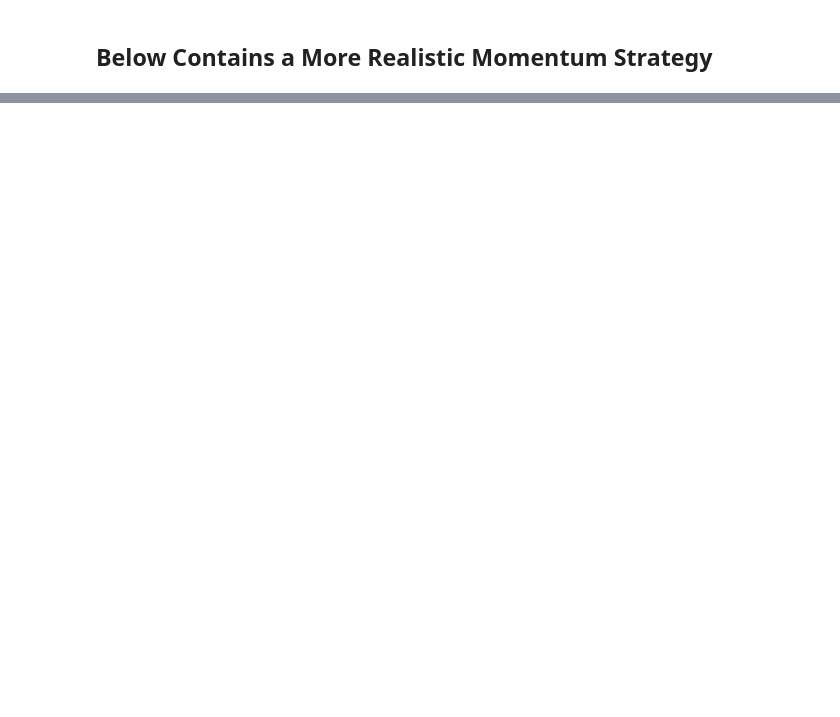
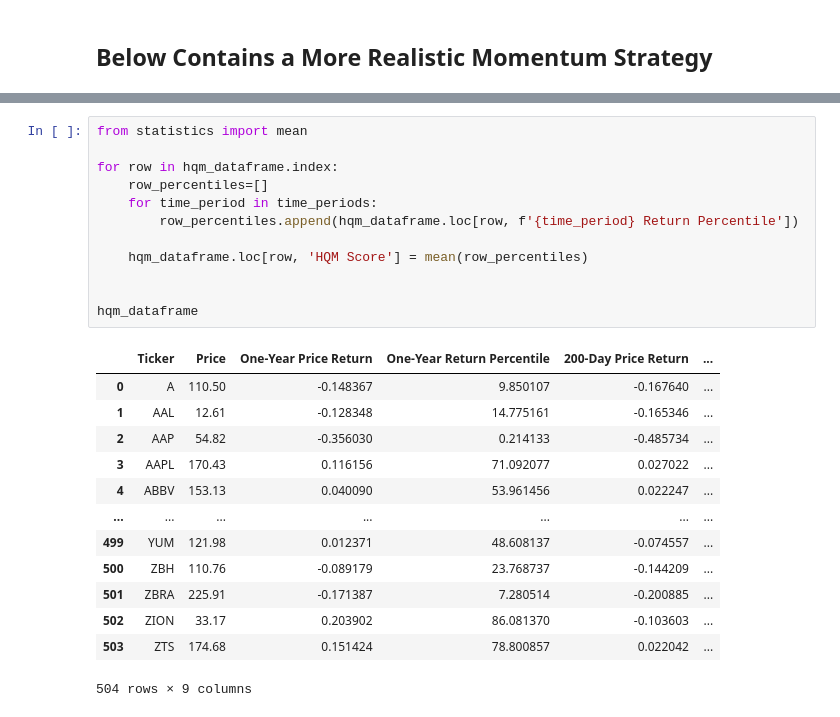
Before and after one commit to Hashim-Khan0/algorithmic_trading_intro, a Jupyter notebook: quantitative_momentum.ipynb, the cells around one changed output, grey strips where cells are left out. Drawn from its saved outputs; the diff is of its cells as text; blank space fills up the shorter version.

```diff
--- a/quantitative_momentum.ipynb
+++ b/quantitative_momentum.ipynb
@@ -164,0 +179,26 @@ final_dataframe.head()
+# %%
+from statistics import mean
+
+for row in hqm_dataframe.index:
+    row_percentiles=[]
+    for time_period in time_periods:
+        row_percentiles.append(hqm_dataframe.loc[row, f'{time_period} Return Percentile'])
+
+    hqm_dataframe.loc[row, 'HQM Score'] = mean(row_percentiles)
+
+
+hqm_dataframe
+# %% [output]
+|  | Ticker | Price | One-Year Price Return | One-Year Return Percentile | 200-Day Price Return | ... |
+| 0 | A | 110.50 | -0.148367 | 9.850107 | -0.167640 | ... |
+| 1 | AAL | 12.61 | -0.128348 | 14.775161 | -0.165346 | ... |
+| 2 | AAP | 54.82 | -0.356030 | 0.214133 | -0.485734 | ... |
+| 3 | AAPL | 170.43 | 0.116156 | 71.092077 | 0.027022 | ... |
+| 4 | ABBV | 153.13 | 0.040090 | 53.961456 | 0.022247 | ... |
+| ... | ... | ... | ... | ... | ... | ... |
+| 499 | YUM | 121.98 | 0.012371 | 48.608137 | -0.074557 | ... |
+| 500 | ZBH | 110.76 | -0.089179 | 23.768737 | -0.144209 | ... |
+| 501 | ZBRA | 225.91 | -0.171387 | 7.280514 | -0.200885 | ... |
+| 502 | ZION | 33.17 | 0.203902 | 86.081370 | -0.103603 | ... |
+| 503 | ZTS | 174.68 | 0.151424 | 78.800857 | 0.022042 | ... |
+504 rows × 9 columns
```
Also changed, not shown: parts of 9 cells of this notebook.
